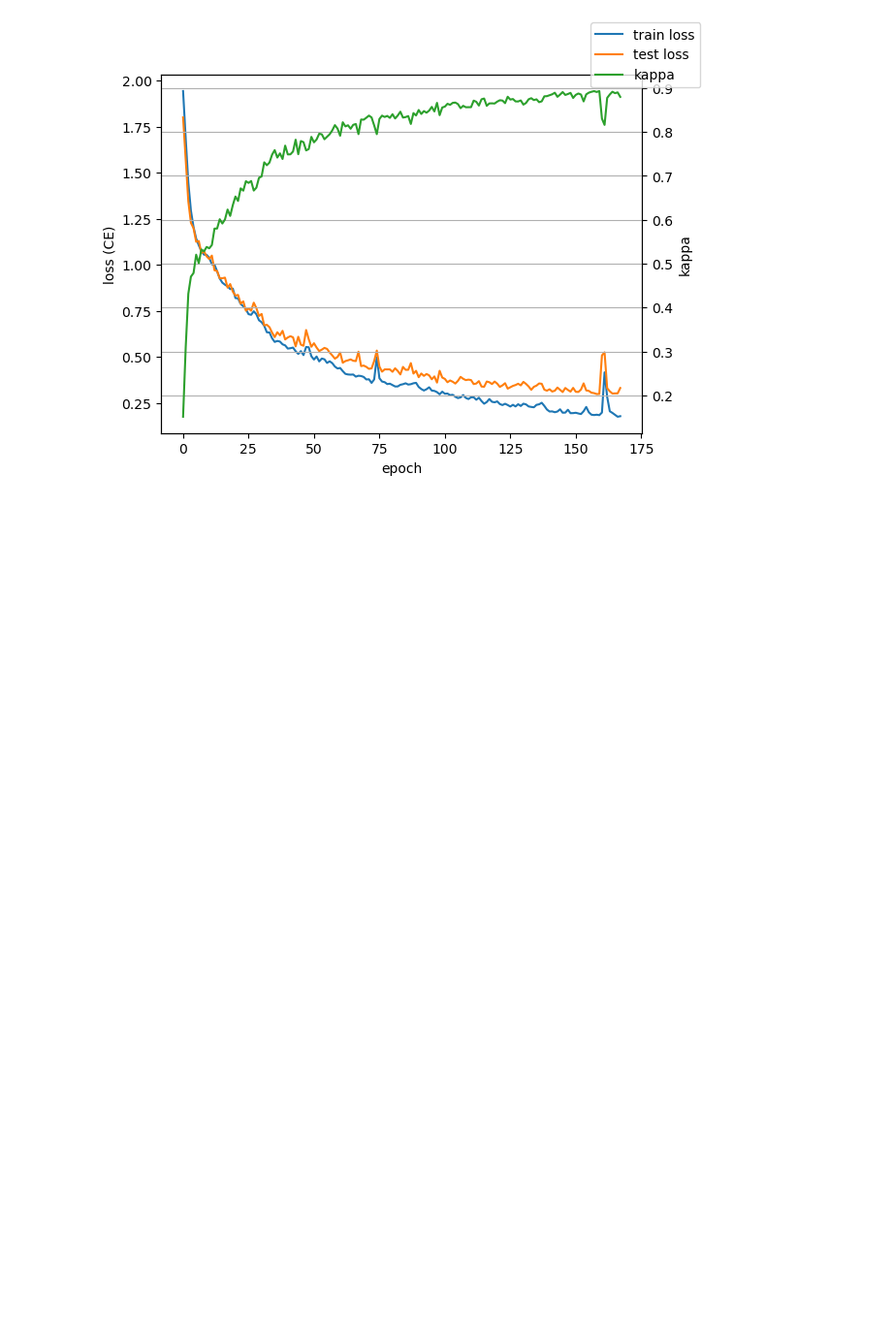
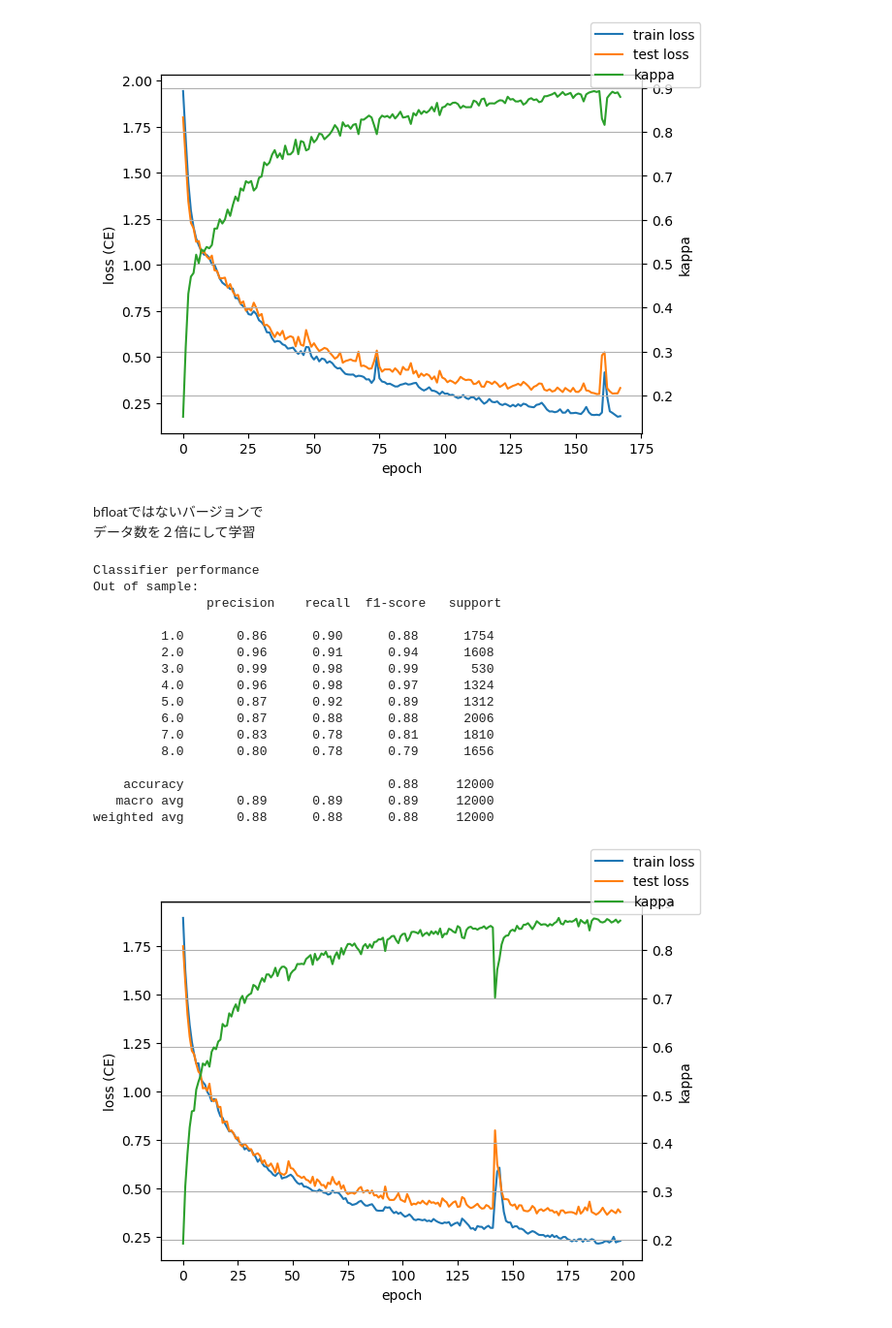
Before and after one commit to kaiKyutech/SHL_2024, a Jupyter notebook: RNN/my_neural_v14.ipynb, the cells around one changed output. Shown at 97% size. Drawn from its saved outputs; the diff is of its cells as text; code cells hidden in the pictures; blank space fills up the shorter version.

```diff
--- a/RNN/my_neural_v14.ipynb
+++ b/RNN/my_neural_v14.ipynb
@@ -181,8 +181,8 @@ scaled_xyz.shape
 (196072, 500, 9)
 # %%
 #おしり3万データを使う
-scaled_xyz = scaled_xyz[-40000:-10000,:]
-label_sm = label[-40000:-10000]
+scaled_xyz = scaled_xyz[-70000:-10000,:]
+label_sm = label[-70000:-10000]
 print(scaled_xyz.shape)
 print(label_sm.shape)
 # %% [output]
@@ -681,3 +681,43 @@ Out of sample:
    macro avg       0.90      0.90      0.90      6000
 weighted avg       0.90      0.90      0.90      6000
 [figure]
+# %% [markdown]
+bfloatではないバージョンで
+データ数を２倍にして学習
+# %%
+# Loss history
+plt.close('all')
+fig, ax = plt.subplots()
+ax.plot(loss_history_train, color='C0', label='train loss')
+ax.plot(loss_history_test, color='C1', label='test loss')
+ax.set_ylabel('loss (CE)')
+ax.set_xlabel('epoch')
+ax = ax.twinx()
+ax.plot(kappa_history_test, color='C2', label='kappa')
+ax.set_ylabel('kappa')
+ax.grid(True)
+fig.legend()
+
+# Report
+#Y_test_pred_lab = le.inverse_transform(results['Y_pred'])  # back to text labels
+#Y_test_lab = le.inverse_transform(test_label)  # back to text labels
+print('\nClassifier performance')
+print('Out of sample:\n', metrics.classification_report(test_label, results['Y_pred']))
+# %% [output]
+Classifier performance
+Out of sample:
+               precision    recall  f1-score   support
+
+         1.0       0.86      0.90      0.88      1754
+         2.0       0.96      0.91      0.94      1608
+         3.0       0.99      0.98      0.99       530
+         4.0       0.96      0.98      0.97      1324
+         5.0       0.87      0.92      0.89      1312
+         6.0       0.87      0.88      0.88      2006
+         7.0       0.83      0.78      0.81      1810
+         8.0       0.80      0.78      0.79      1656
+
+    accuracy                           0.88     12000
+   macro avg       0.89      0.89      0.89     12000
+weighted avg       0.88      0.88      0.88     12000
+[figure, added]
```
Also changed, not shown: parts of 3 cells of this notebook.
